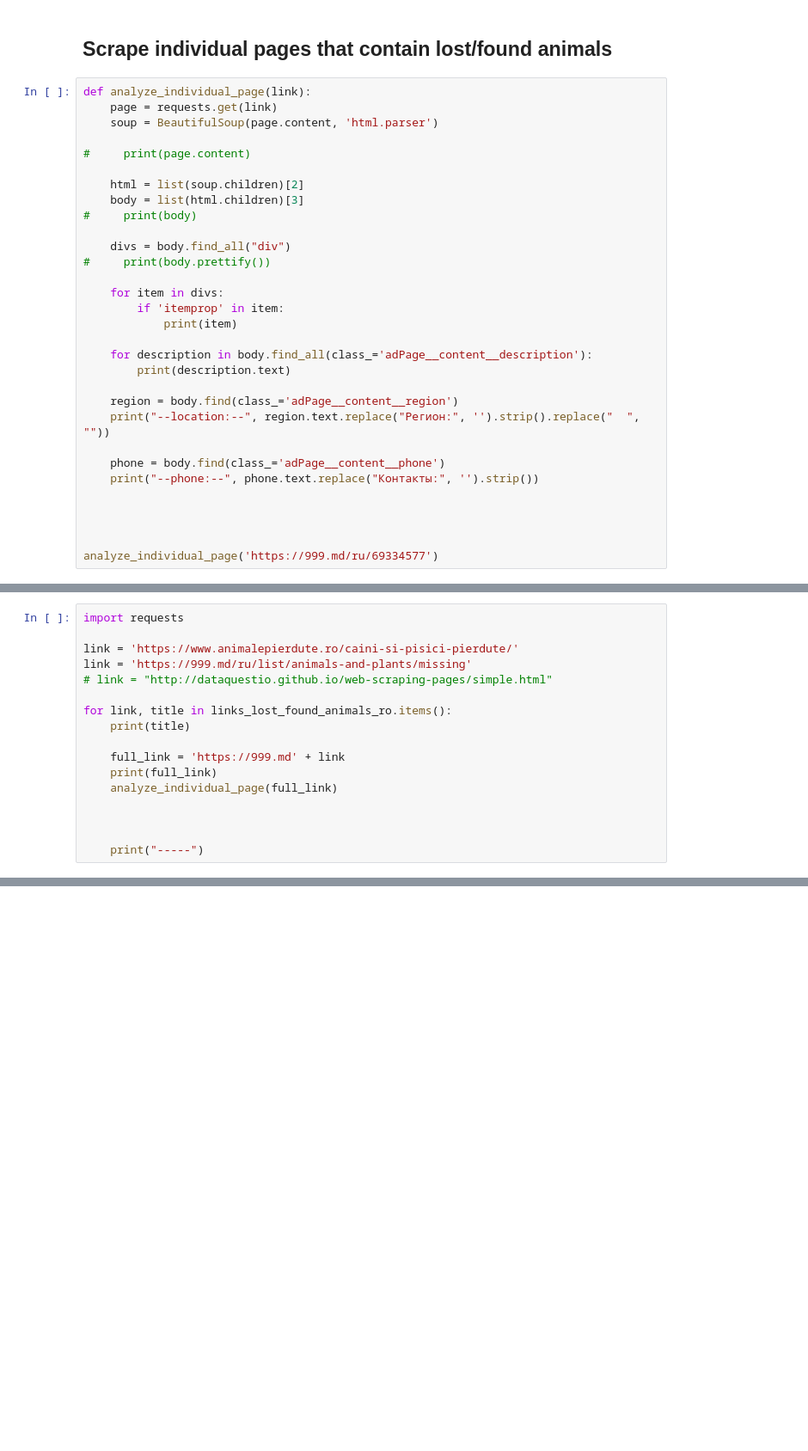
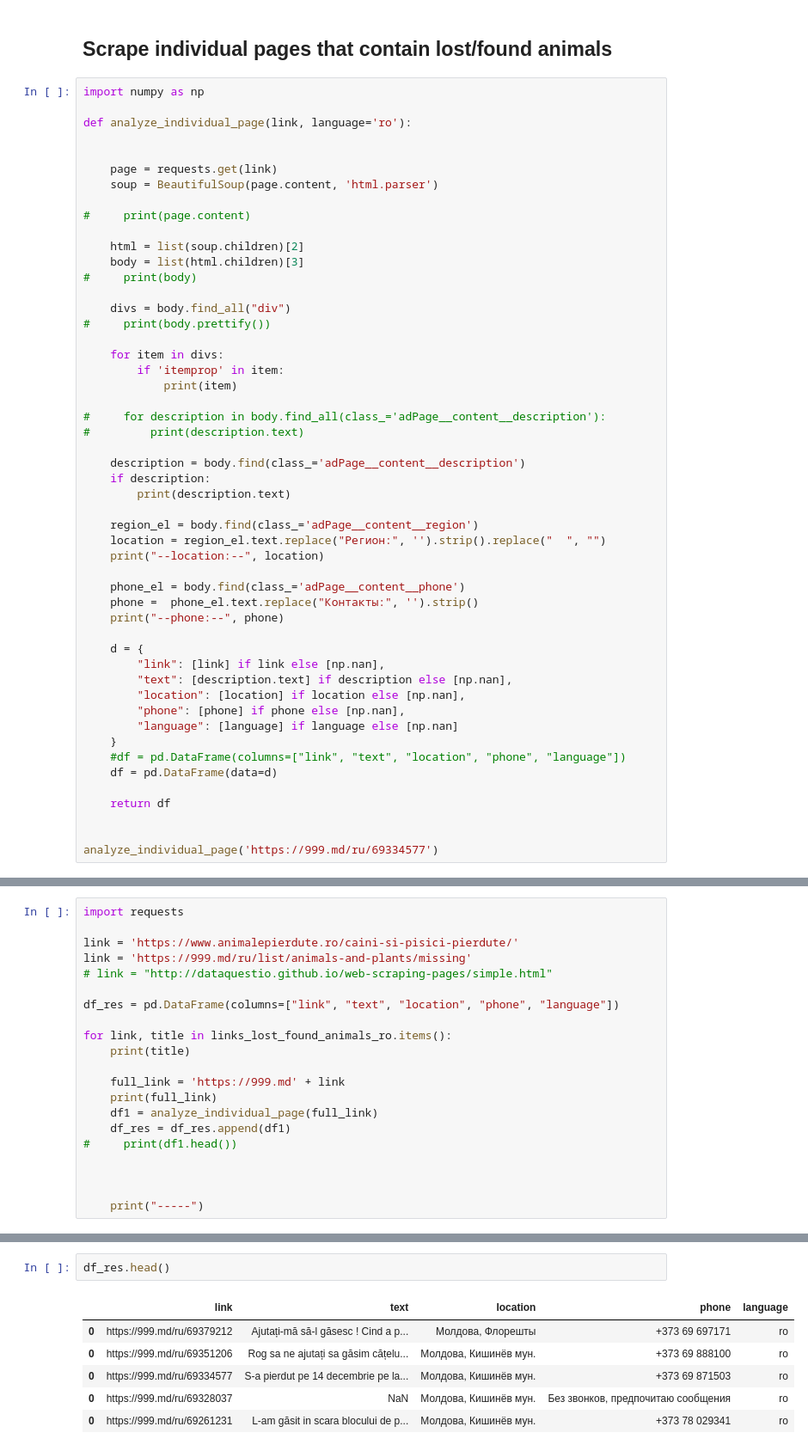
Before and after one commit to mdiannna/AIRecommenderSimilarPosts, a Jupyter notebook: Scrape_NER_data_ro.ipynb, the cells around one changed output, grey strips where cells are left out. Shown: that part at 86% size. Saved outputs shown, nothing was run; the diff lists cells and outputs as text; blank space fills up the shorter version.

```diff
--- a/Scrape_NER_data_ro.ipynb
+++ b/Scrape_NER_data_ro.ipynb
@@ -224,7 +242,11 @@ https://999.md/ru/68775002
 # %% [markdown]
 ## Scrape individual pages that contain lost/found animals
 # %%
-def analyze_individual_page(link):
+import numpy as np
+
+def analyze_individual_page(link, language='ro'):
+
+
     page = requests.get(link)
     soup = BeautifulSoup(page.content, 'html.parser')
 
@@ -241,16 +263,32 @@ def analyze_individual_page(link):
         if 'itemprop' in item:
             print(item)
 
-    for description in body.find_all(class_='adPage__content__description'):
+#     for description in body.find_all(class_='adPage__content__description'):
+#         print(description.text)
+
+    description = body.find(class_='adPage__content__description')
+    if description:
         print(description.text)
 
-    region = body.find(class_='adPage__content__region')
-    print("--location:--", region.text.replace("Регион:", '').strip().replace("  ", ""))
+    region_el = body.find(class_='adPage__content__region')
+    location = region_el.text.replace("Регион:", '').strip().replace("  ", "")
+    print("--location:--", location)
 
-    phone = body.find(class_='adPage__content__phone')
-    print("--phone:--", phone.text.replace("Контакты:", '').strip())
+    phone_el = body.find(class_='adPage__content__phone')
+    phone =  phone_el.text.replace("Контакты:", '').strip()
+    print("--phone:--", phone)
 
+    d = {
+        "link": [link] if link else [np.nan],
+        "text": [description.text] if description else [np.nan],
+        "location": [location] if location else [np.nan],
+        "phone": [phone] if phone else [np.nan],
+        "language": [language] if language else [np.nan]
+    }
+    #df = pd.DataFrame(columns=["link", "text", "location", "phone", "language"])
+    df = pd.DataFrame(data=d)
 
+    return df
 
 
 analyze_individual_page('https://999.md/ru/69334577')
@@ -266,12 +306,16 @@ link = 'https://www.animalepierdute.ro/caini-si-pisici-pierdute/'
 link = 'https://999.md/ru/list/animals-and-plants/missing'
 # link = "http://dataquestio.github.io/web-scraping-pages/simple.html"
 
+df_res = pd.DataFrame(columns=["link", "text", "location", "phone", "language"])
+
 for link, title in links_lost_found_animals_ro.items():
     print(title)
 
     full_link = 'https://999.md' + link
     print(full_link)
-    analyze_individual_page(full_link)
+    df1 = analyze_individual_page(full_link)
+    df_res = df_res.append(df1)
+#     print(df1.head())
 
 
 
@@ -294,3 +338,12 @@ Va rog cine detine informatie ma anuntati la numarul de telefon
 --location:-- Молдова, Бельцы мун.
 --phone:-- +373 61 057332
 -----
+# %%
+df_res.head()
+# %% [output]
+|  | link | text | location | phone | language |
+| 0 | https://999.md/ru/69379212 | Ajutați-mă să-l găsesc ! Cind a p... | Молдова, Флорешты | +373 69 697171 | ro |
+| 0 | https://999.md/ru/69351206 | Rog sa ne ajutați sa găsim cățelu... | Молдова, Кишинёв мун. | +373 69 888100 | ro |
+| 0 | https://999.md/ru/69334577 | S-a pierdut pe 14 decembrie pe la... | Молдова, Кишинёв мун. | +373 69 871503 | ro |
+| 0 | https://999.md/ru/69328037 | NaN | Молдова, Кишинёв мун. | Без звонков, предпочитаю сообщения | ro |
+| 0 | https://999.md/ru/69261231 | L-am găsit in scara blocului de p... | Молдова, Кишинёв мун. | +373 78 029341 | ro |
```
Also changed, not shown: parts of 12 cells of this notebook, 1 other file.
